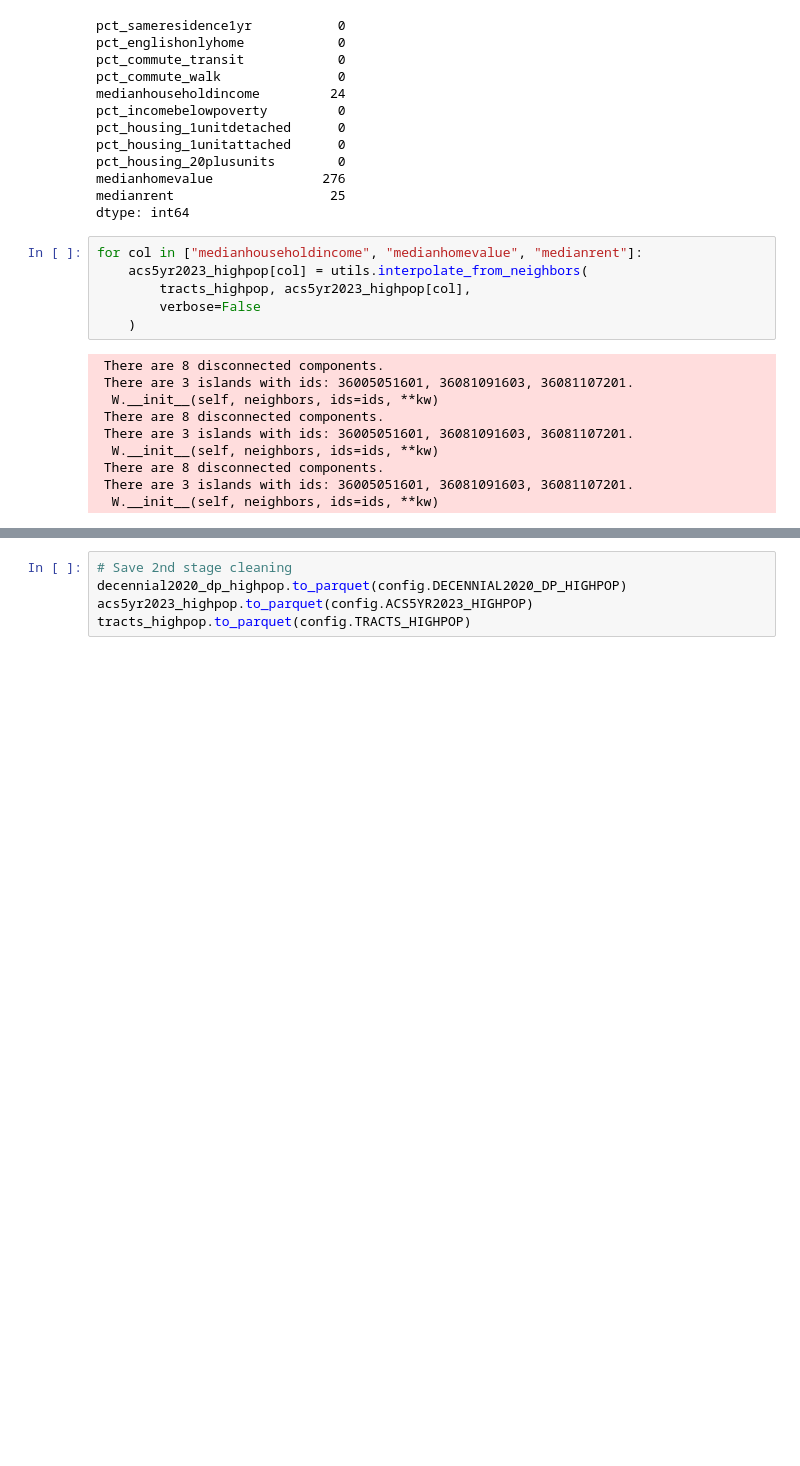
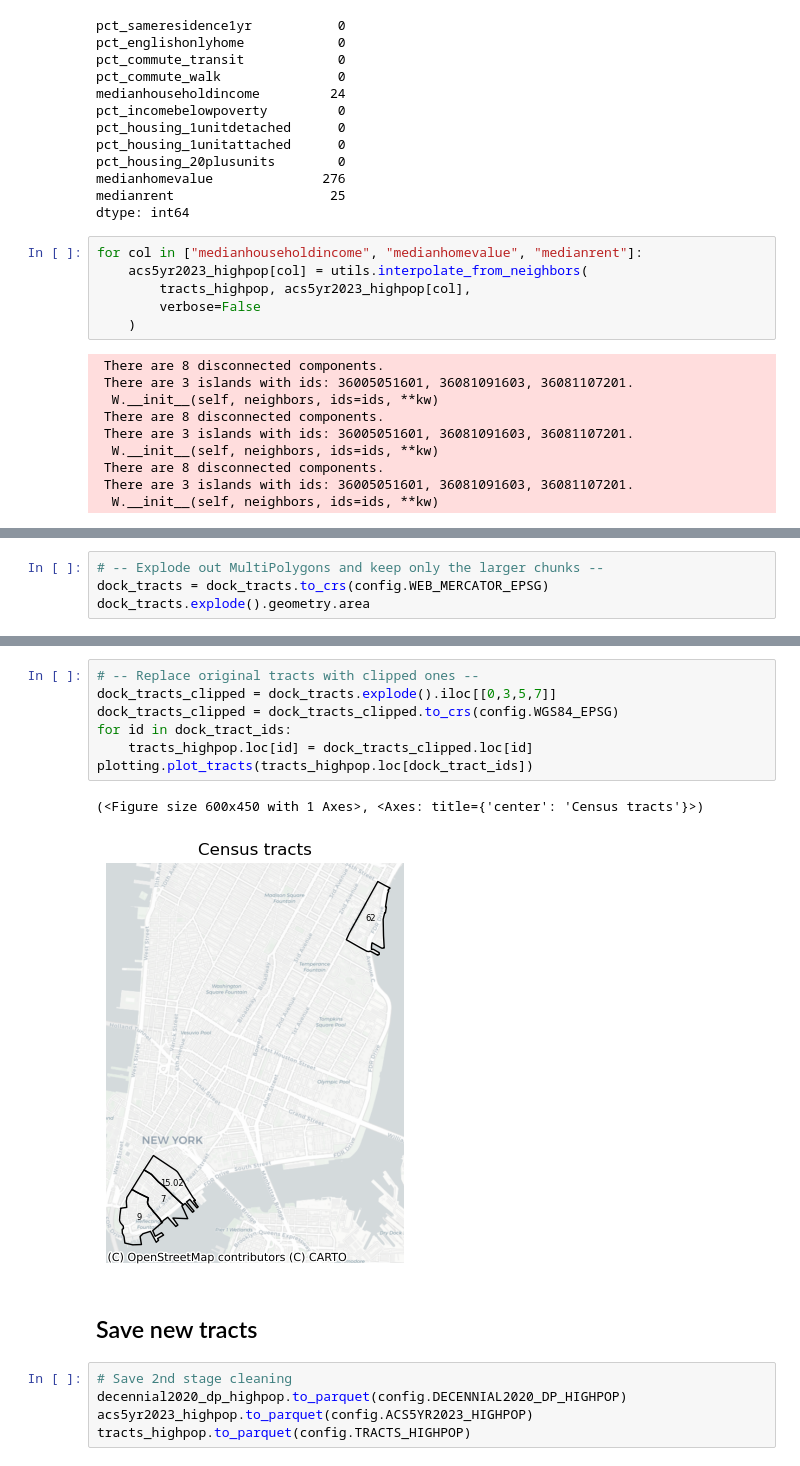
Before and after one commit to dylan-j-young/nyc-community-clustering, a Jupyter notebook: notebooks/00_preprocessing.ipynb, the cells around one changed output, grey strips where cells are left out. Cells and saved outputs as stored; diff of their text form; blank space fills up the shorter version.

```diff
--- a/notebooks/00_preprocessing.ipynb
+++ b/notebooks/00_preprocessing.ipynb
@@ -166,0 +180,4 @@ for col in ["medianhouseholdincome", "medianhomevalue", "medianrent"]:
+# %%
+# -- Explode out MultiPolygons and keep only the larger chunks --
+dock_tracts = dock_tracts.to_crs(config.WEB_MERCATOR_EPSG)
+dock_tracts.explode().geometry.area
@@ -167,3 +196,15 @@ for col in ["medianhouseholdincome", "medianhomevalue", "medianrent"]:
+# %%
+# -- Replace original tracts with clipped ones --
+dock_tracts_clipped = dock_tracts.explode().iloc[[0,3,5,7]]
+dock_tracts_clipped = dock_tracts_clipped.to_crs(config.WGS84_EPSG)
+for id in dock_tract_ids:
+    tracts_highpop.loc[id] = dock_tracts_clipped.loc[id]
+plotting.plot_tracts(tracts_highpop.loc[dock_tract_ids])
+# %% [output]
+(<Figure size 600x450 with 1 Axes>, <Axes: title={'center': 'Census tracts'}>)
+[figure, added]
+# %% [markdown]
+## Save new tracts
 # %%
 # Save 2nd stage cleaning
 decennial2020_dp_highpop.to_parquet(config.DECENNIAL2020_DP_HIGHPOP)
```
Also changed, not shown: parts of 4 cells of this notebook.
